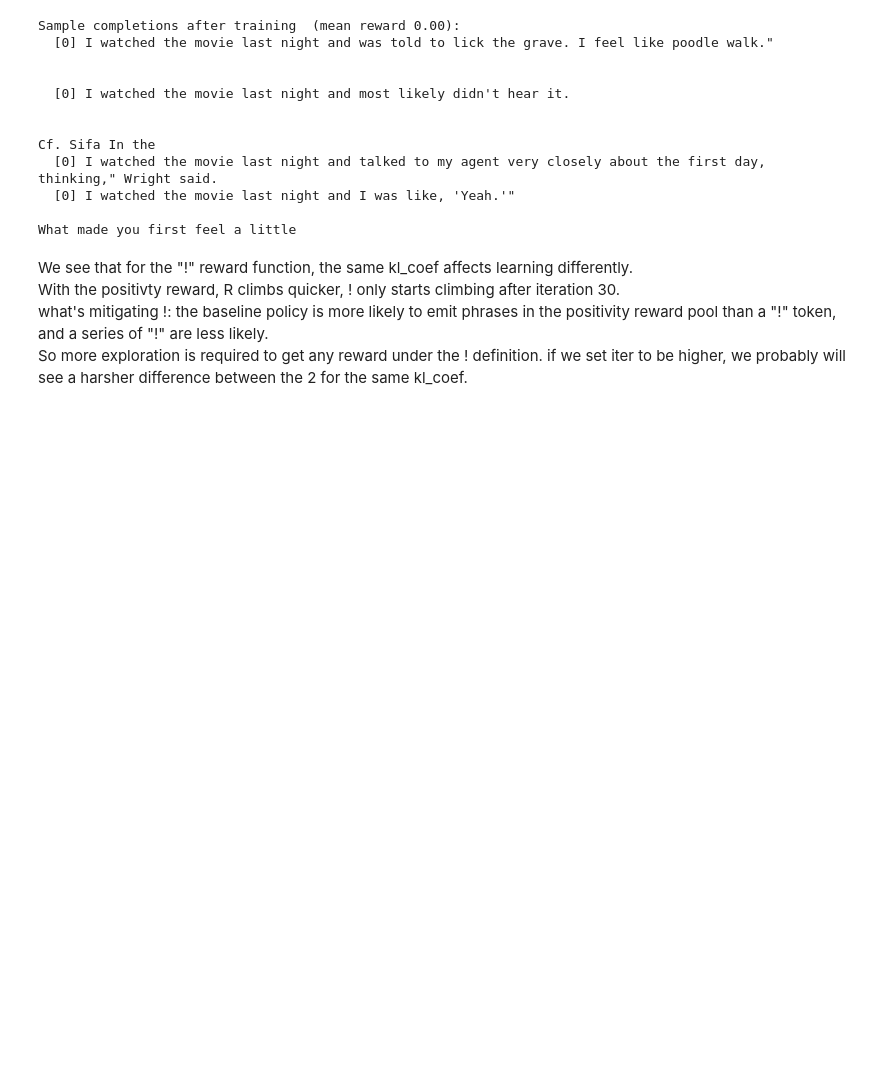
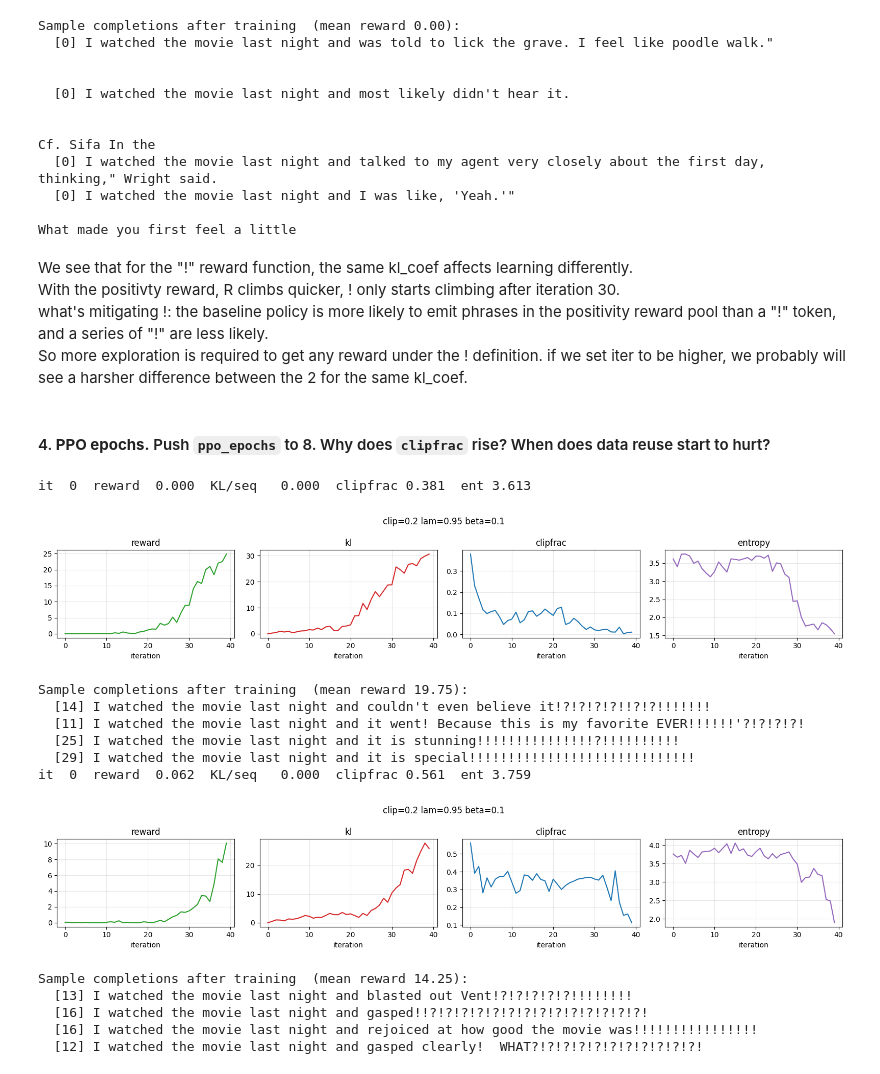
Before and after one commit to simcoster/RLHF, a Jupyter notebook: ppo_glassbox_llm-final.ipynb, the cells around one changed output. Cells and saved outputs as stored; diff of their text form; code cells hidden in the pictures; blank space fills up the shorter version.

Commit message:
Add markdown explanation for PPO epochs and include output visualization code cell in the notebook.

```diff
--- a/ppo_glassbox_llm-final.ipynb
+++ b/ppo_glassbox_llm-final.ipynb
@@ -594,3 +594,25 @@ We see that for the "!" reward function, the same kl_coef affects learning diffe
 With the positivty reward, R climbs quicker, ! only starts climbing after iteration 30. \
 what's mitigating !: the baseline policy is more likely to emit phrases in the positivity reward pool than a "!" token, and a series of "!" are less likely. \
 So more exploration is required to get any reward under the ! definition. if we set iter to be higher, we probably will see a harsher difference between the 2 for the same kl_coef.
+# %% [markdown]
+#### 4. **PPO epochs.** Push `ppo_epochs` to 8. Why does `clipfrac` rise? When does data reuse start to hurt?
+# %%
+# running baseline again
+run(clip_eps=CLIP_EPS,  gae_lambda=GAE_LAMBDA, kl_coef=STABLE_KL_COEF, lr_exp=LR_EXP, iters=ITERS)
+cfg.ppo_epochs =8
+run(clip_eps=CLIP_EPS,  gae_lambda=GAE_LAMBDA, kl_coef=STABLE_KL_COEF, lr_exp=LR_EXP, iters=ITERS)
+# %% [output]
+it  0  reward  0.000  KL/seq   0.000  clipfrac 0.381  ent 3.613
+[figure, added]
+Sample completions after training  (mean reward 19.75):
+  [14] I watched the movie last night and couldn't even believe it!?!?!?!?!!?!?!!!!!!!
+  [11] I watched the movie last night and it went! Because this is my favorite EVER!!!!!!'?!?!?!?!
+  [25] I watched the movie last night and it is stunning!!!!!!!!!!!!!!!?!!!!!!!!!!
+  [29] I watched the movie last night and it is special!!!!!!!!!!!!!!!!!!!!!!!!!!!!!
+it  0  reward  0.062  KL/seq   0.000  clipfrac 0.561  ent 3.759
+[figure, added]
+Sample completions after training  (mean reward 14.25):
+  [13] I watched the movie last night and blasted out Vent!?!?!?!?!?!!!!!!!!
+  [16] I watched the movie last night and gasped!!?!?!?!?!?!?!?!?!?!?!?!?!?!?!
+  [16] I watched the movie last night and rejoiced at how good the movie was!!!!!!!!!!!!!!!!
+  [12] I watched the movie last night and gasped clearly!  WHAT?!?!?!?!?!?!?!?!?!?!?!
```
Also changed, not shown: parts of 4 cells of this notebook.
